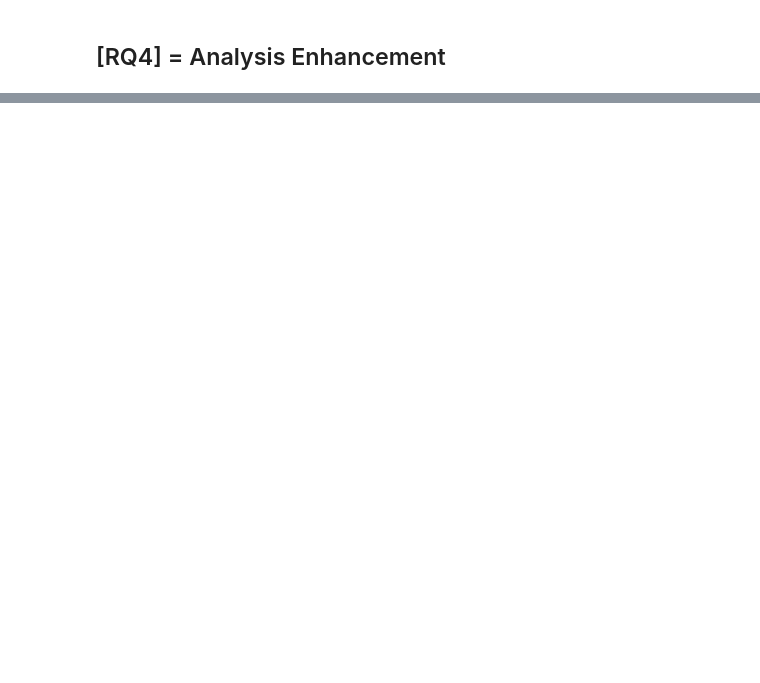
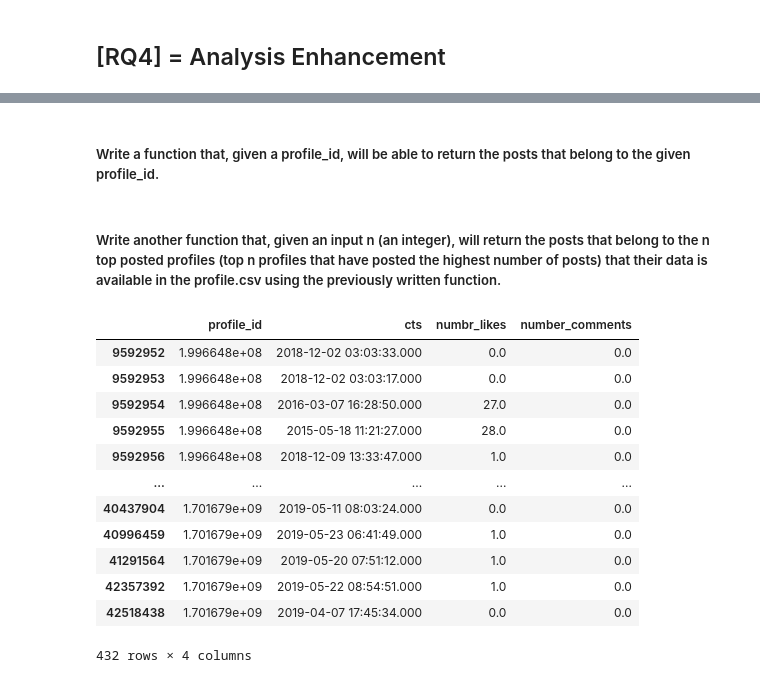
Before and after one commit to MichelaLombardi/ADM-HMWK_2, a Jupyter notebook: NBK_HMWK_2.ipynb, the cells around one changed output, grey strips where cells are left out. Saved outputs shown, nothing was run; the diff lists cells and outputs as text; code cells hidden in the pictures; blank space fills up the shorter version.

```diff
--- a/NBK_HMWK_2.ipynb
+++ b/NBK_HMWK_2.ipynb
@@ -290,6 +304,5 @@ Percentage of non business accounts in the dataset is equal to 75.2%
 # %%
-# What is the most common time in which users publish their posts?
-post_cts_analysis = pd.read_csv('instagram_posts.csv', sep="\t",  usecols=['profile_id','cts'])
+post_cts_analysis = pd.read_csv('instagram_posts.csv', sep="\t",  usecols=['profile_id','cts',"number_comments","numbr_likes"])
 # %%
 time_mode = pd.to_datetime(post_cts_analysis['cts']).dt.strftime('%H:%M:%S').mode() # get requested time format
 
@@ -339,7 +354,2 @@ plot_intervals(post_cts_analysis, timing)
 # %% [markdown]
 ## [RQ4] = Analysis Enhancement
-# %%
-#Write a function that, given a profile_id, will be able to return the posts that belong to the given profile_id.
-def get_post(profile_id):
-    return post_cts_analysis.query("profile_id == {}".format(profile_id))
-get_post(260162660)
@@ -371,0 +356,32 @@ top_ten.head()
+# %% [markdown]
+##### Write a function that, given a profile_id, will be able to return the posts that belong to the given profile_id.
+# %%
+def get_post(profile_id,posts_df):
+    return posts_df[posts_df.profile_id == profile_id]
+# %% [markdown]
+##### Write another function that, given an input n (an integer), will return the posts that belong to the n top posted profiles (top n profiles that have posted the highest number of posts) that their data is available in the profile.csv using the previously written function.
+# %%
+def posts_top_profiles(n,posts_df,profile_df):
+    top_posted_profiles = profile_df.sort_values('n_posts',ascending=False).profile_id.head(n+1)
+    output_posts = []
+    for id in top_posted_profiles:
+        output_posts.append(get_post(id,posts_df))
+    result = pd.concat(output_posts)
+    return result
+# %%
+top_posted = df_inst_prof.sort_values('n_posts',ascending=False).profile_id.head(11)
+display(posts_top_profiles(10,post_cts_analysis,df_inst_prof))
+# %% [output]
+|  | profile_id | cts | numbr_likes | number_comments |
+| 9592952 | 1.996648e+08 | 2018-12-02 03:03:33.000 | 0.0 | 0.0 |
+| 9592953 | 1.996648e+08 | 2018-12-02 03:03:17.000 | 0.0 | 0.0 |
+| 9592954 | 1.996648e+08 | 2016-03-07 16:28:50.000 | 27.0 | 0.0 |
+| 9592955 | 1.996648e+08 | 2015-05-18 11:21:27.000 | 28.0 | 0.0 |
+| 9592956 | 1.996648e+08 | 2018-12-09 13:33:47.000 | 1.0 | 0.0 |
+| ... | ... | ... | ... | ... |
+| 40437904 | 1.701679e+09 | 2019-05-11 08:03:24.000 | 0.0 | 0.0 |
+| 40996459 | 1.701679e+09 | 2019-05-23 06:41:49.000 | 1.0 | 0.0 |
+| 41291564 | 1.701679e+09 | 2019-05-20 07:51:12.000 | 1.0 | 0.0 |
+| 42357392 | 1.701679e+09 | 2019-05-22 08:54:51.000 | 1.0 | 0.0 |
+| 42518438 | 1.701679e+09 | 2019-04-07 17:45:34.000 | 0.0 | 0.0 |
+432 rows × 4 columns
```
Also changed, not shown: parts of 38 cells of this notebook.
